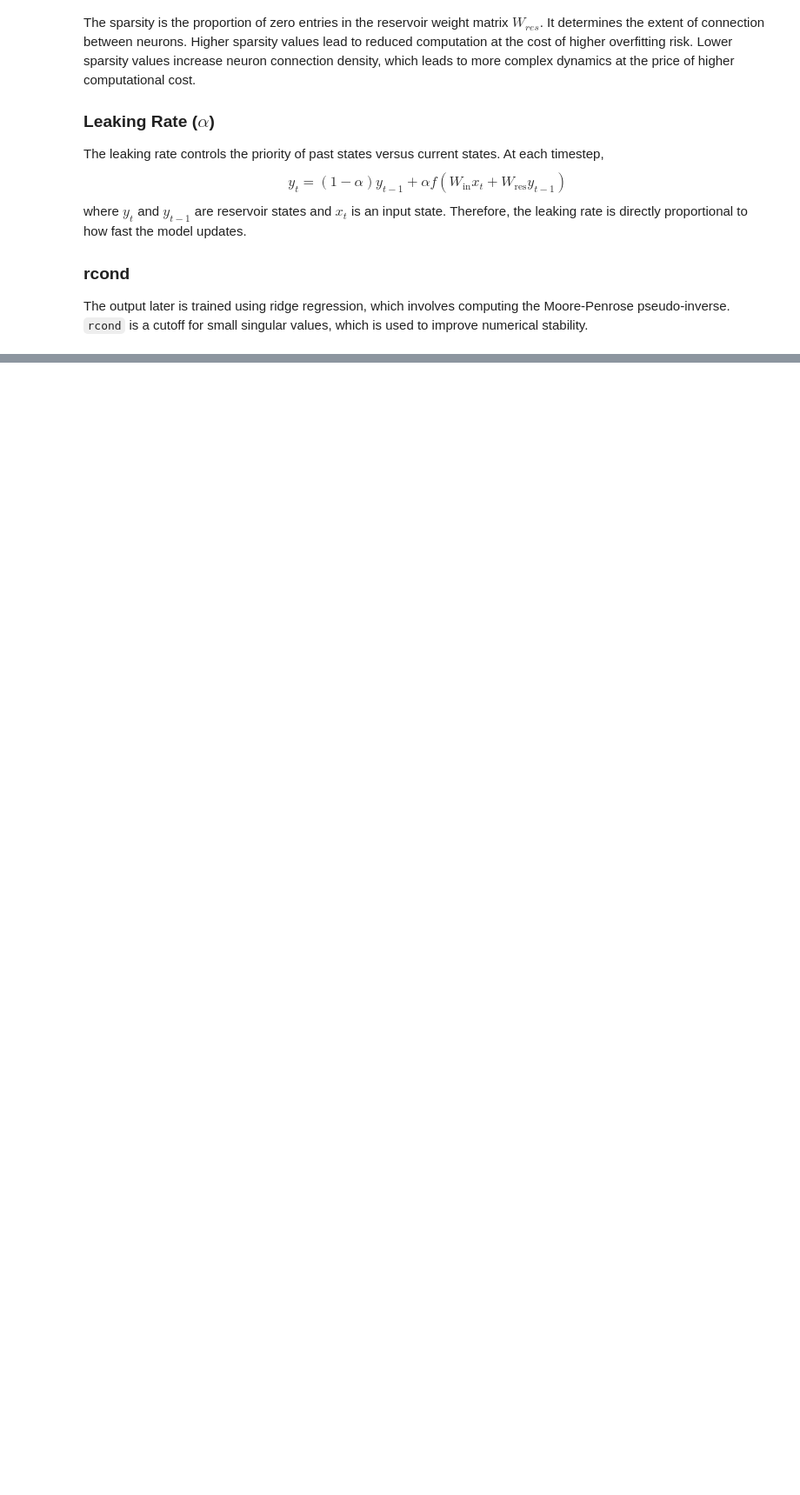
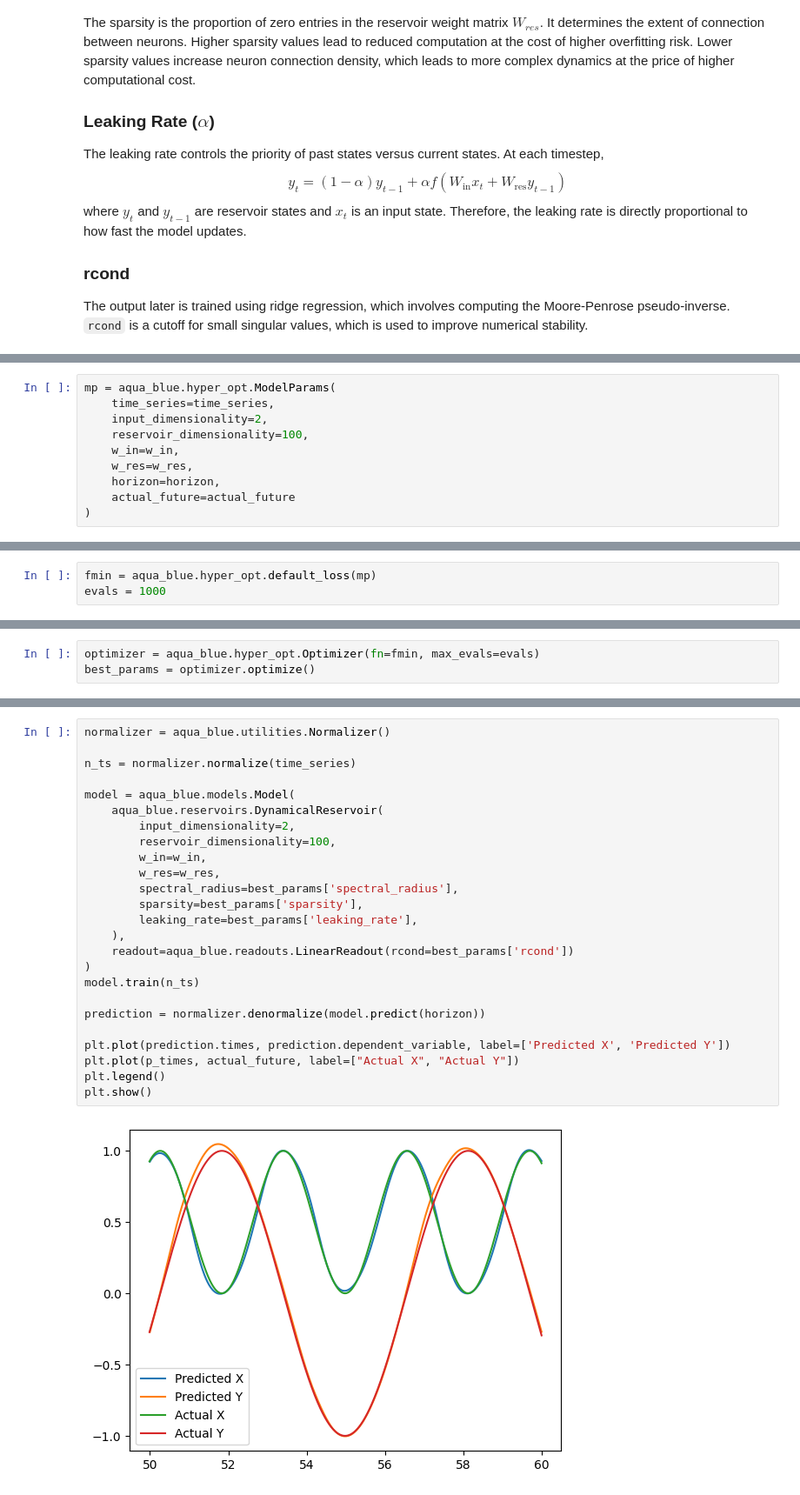
Before and after one commit to Chicago-Club-Management-Company/aqua-blue, a Jupyter notebook: examples/hyper-optimization.ipynb, the cells around one changed output, grey strips where cells are left out. Shown: that part at 87% size. Cells and saved outputs as stored; diff of their text form; blank space fills up the shorter version.

```diff
--- a/examples/hyper-optimization.ipynb
+++ b/examples/hyper-optimization.ipynb
@@ -24,0 +96,10 @@ The output later is trained using ridge regression, which involves computing the
+# %%
+mp = aqua_blue.hyper_opt.ModelParams(
+    time_series=time_series,
+    input_dimensionality=2,
+    reservoir_dimensionality=100,
+    w_in=w_in,
+    w_res=w_res,
+    horizon=horizon,
+    actual_future=actual_future
+)
@@ -24,0 +108,3 @@ The output later is trained using ridge regression, which involves computing the
+# %%
+fmin = aqua_blue.hyper_opt.default_loss(mp)
+evals = 1000
@@ -24,0 +113,3 @@ The output later is trained using ridge regression, which involves computing the
+# %%
+optimizer = aqua_blue.hyper_opt.Optimizer(fn=fmin, max_evals=evals)
+best_params = optimizer.optimize()
@@ -24,0 +118,27 @@ The output later is trained using ridge regression, which involves computing the
+# %%
+normalizer = aqua_blue.utilities.Normalizer()
+
+n_ts = normalizer.normalize(time_series)
+
+model = aqua_blue.models.Model(
+    aqua_blue.reservoirs.DynamicalReservoir(
+        input_dimensionality=2,
+        reservoir_dimensionality=100,
+        w_in=w_in,
+        w_res=w_res,
+        spectral_radius=best_params['spectral_radius'],
+        sparsity=best_params['sparsity'],
+        leaking_rate=best_params['leaking_rate'],
+    ),
+    readout=aqua_blue.readouts.LinearReadout(rcond=best_params['rcond'])
+)
+model.train(n_ts)
+
+prediction = normalizer.denormalize(model.predict(horizon))
+
+plt.plot(prediction.times, prediction.dependent_variable, label=['Predicted X', 'Predicted Y'])
+plt.plot(p_times, actual_future, label=["Actual X", "Actual Y"])
+plt.legend()
+plt.show()
+# %% [output]
+[figure, added]
```
Also changed, not shown: parts of 16 cells of this notebook.
